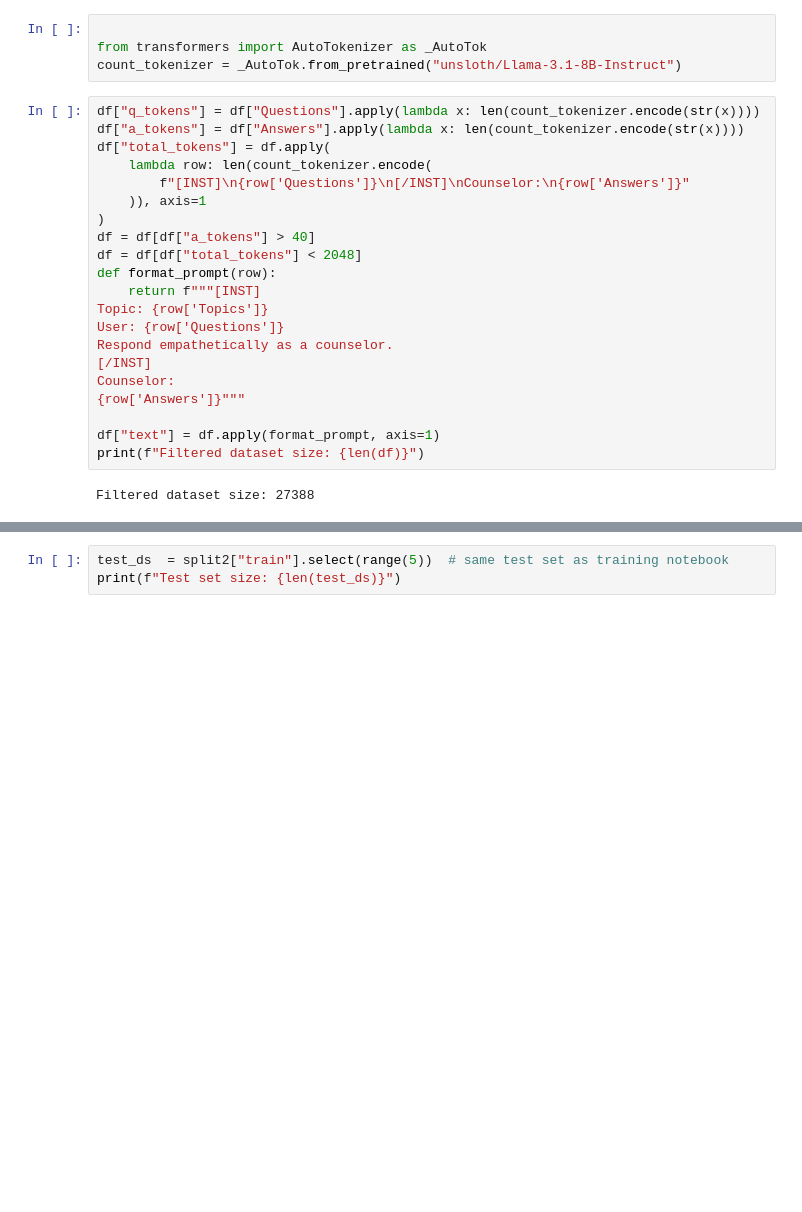
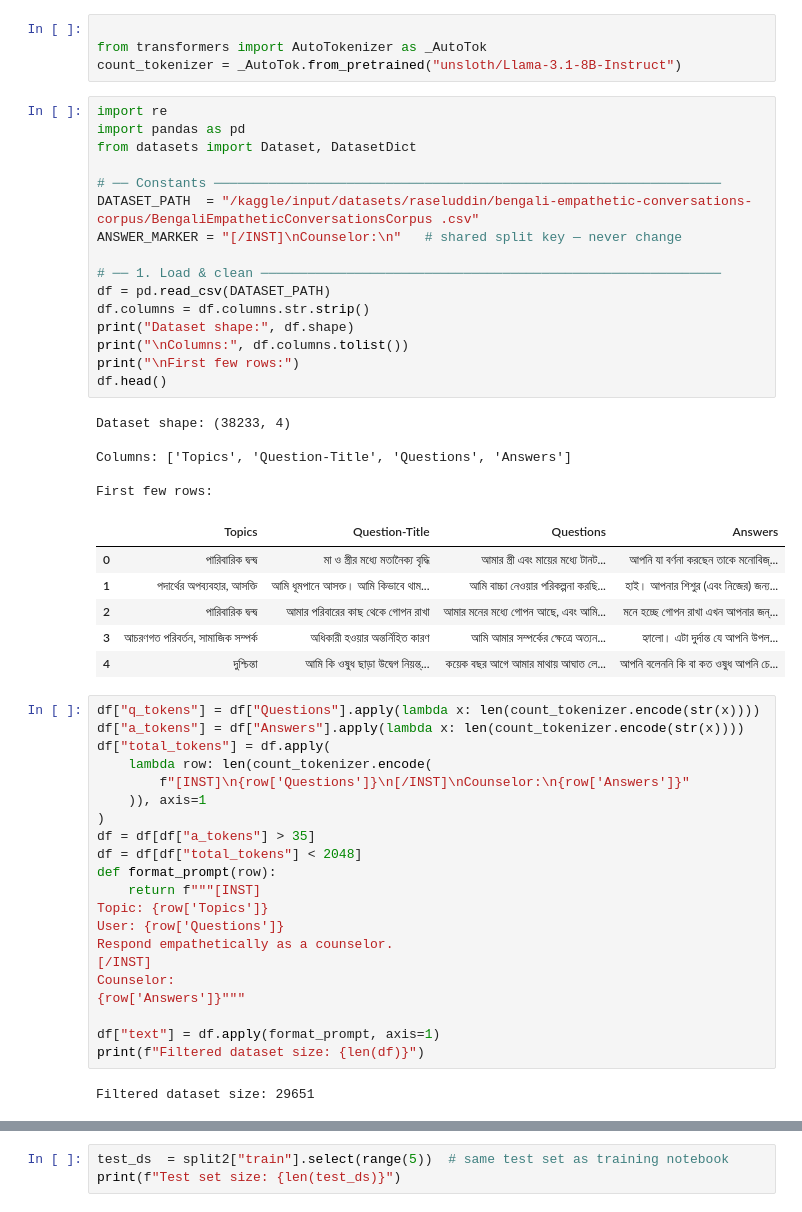
Before and after one commit to kazol196295/llama-3.1-8b-bengali-mental-health-counsellor, a Jupyter notebook: evaluation-mental-health-model.ipynb, the cells around one changed output, grey strips where cells are left out. Saved outputs shown, nothing was run; the diff lists cells and outputs as text; blank space fills up the shorter version.

```diff
--- a/evaluation-mental-health-model.ipynb
+++ b/evaluation-mental-health-model.ipynb
@@ -68,6 +68,34 @@ Unsloth 2026.3.4 patched 32 layers with 32 QKV layers, 32 O layers and 32 MLP la
 
 from transformers import AutoTokenizer as _AutoTok
 count_tokenizer = _AutoTok.from_pretrained("unsloth/Llama-3.1-8B-Instruct")
+# %%
+import re
+import pandas as pd
+from datasets import Dataset, DatasetDict
+
+# ── Constants ─────────────────────────────────────────────────────────────────
+DATASET_PATH  = "/kaggle/input/datasets/raseluddin/bengali-empathetic-conversations-corpus/BengaliEmpatheticConversationsCorpus .csv"
+ANSWER_MARKER = "[/INST]\nCounselor:\n"   # shared split key — never change
+
+# ── 1. Load & clean ───────────────────────────────────────────────────────────
+df = pd.read_csv(DATASET_PATH)
+df.columns = df.columns.str.strip()
+print("Dataset shape:", df.shape)
+print("\nColumns:", df.columns.tolist())
+print("\nFirst few rows:")
+df.head()
+# %% [output]
+Dataset shape: (38233, 4)
+
+Columns: ['Topics', 'Question-Title', 'Questions', 'Answers']
+
+First few rows:
+|  | Topics | Question-Title | Questions | Answers |
+| 0 | পারিবারিক দ্বন্দ্ব | মা ও স্ত্রীর মধ্যে মতানৈক্য বৃদ্ধি | আমার স্ত্রী এবং মায়ের মধ্যে টানট... | আপনি যা বর্ণনা করছেন তাকে মনোবিজ্... |
+| 1 | পদার্থের অপব্যবহার, আসক্তি | আমি ধূমপানে আসক্ত। আমি কিভাবে থাম... | আমি বাচ্চা নেওয়ার পরিকল্পনা করছি... | হাই। আপনার শিশুর (এবং নিজের) জন্য... |
+| 2 | পারিবারিক দ্বন্দ্ব | আমার পরিবারের কাছ থেকে গোপন রাখা | আমার মনের মধ্যে গোপন আছে, এবং আমি... | মনে হচ্ছে গোপন রাখা এখন আপনার জন্... |
+| 3 | আচরণগত পরিবর্তন, সামাজিক সম্পর্ক | অধিকারী হওয়ার অন্তর্নিহিত কারণ | আমি আমার সম্পর্কের ক্ষেত্রে অত্যন... | হ্যালো। এটা দুর্দান্ত যে আপনি উপল... |
+| 4 | দুশ্চিন্তা | আমি কি ওষুধ ছাড়া উদ্বেগ নিয়ন্ত্... | কয়েক বছর আগে আমার মাথায় আঘাত লে... | আপনি বলেননি কি বা কত ওষুধ আপনি চে... |
 # %%
 df["q_tokens"] = df["Questions"].apply(lambda x: len(count_tokenizer.encode(str(x))))
 df["a_tokens"] = df["Answers"].apply(lambda x: len(count_tokenizer.encode(str(x))))
@@ -76,7 +104,7 @@ df["total_tokens"] = df.apply(
         f"[INST]\n{row['Questions']}\n[/INST]\nCounselor:\n{row['Answers']}"
     )), axis=1
 )
-df = df[df["a_tokens"] > 40]
+df = df[df["a_tokens"] > 35]
 df = df[df["total_tokens"] < 2048]
 def format_prompt(row):
     return f"""[INST]
@@ -90,7 +118,7 @@ Counselor:
 df["text"] = df.apply(format_prompt, axis=1)
 print(f"Filtered dataset size: {len(df)}")
 # %% [output]
-Filtered dataset size: 27388
+Filtered dataset size: 29651
 # %%
 # Must use same seed=42 as training to get identical test set
 full_dataset = Dataset.from_pandas(df)
```
Also changed, not shown: parts of 10 cells of this notebook.
